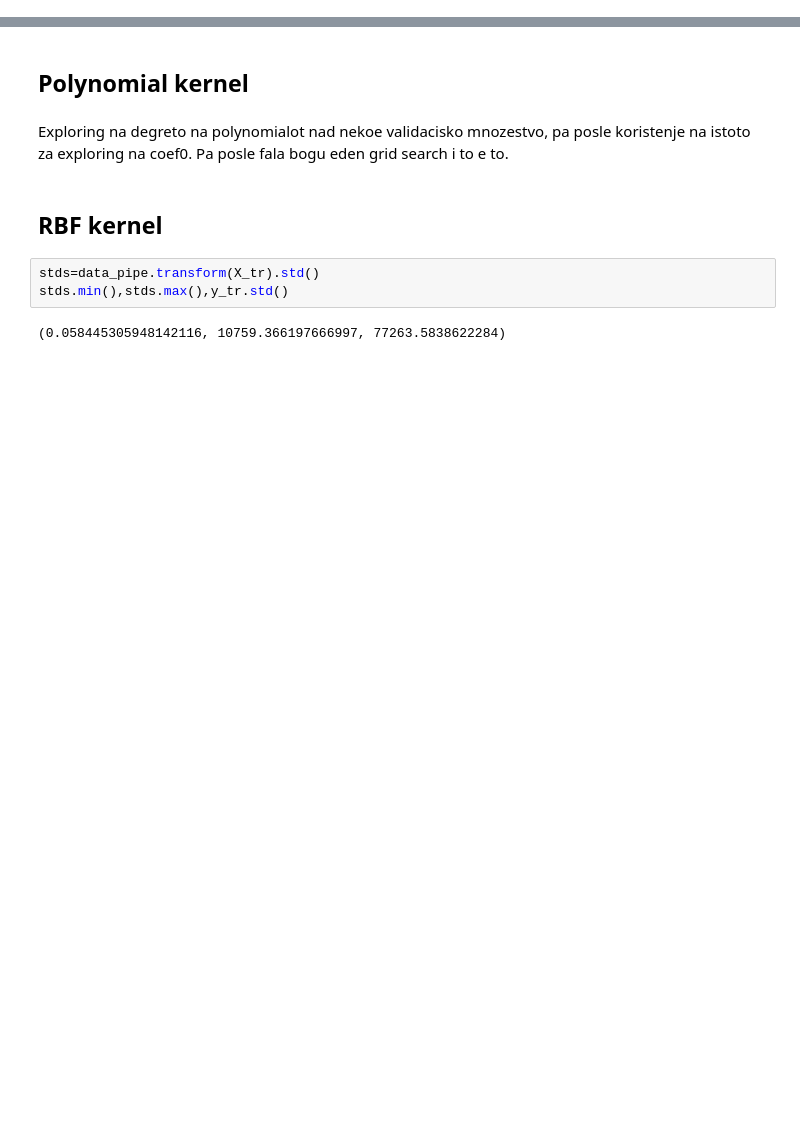
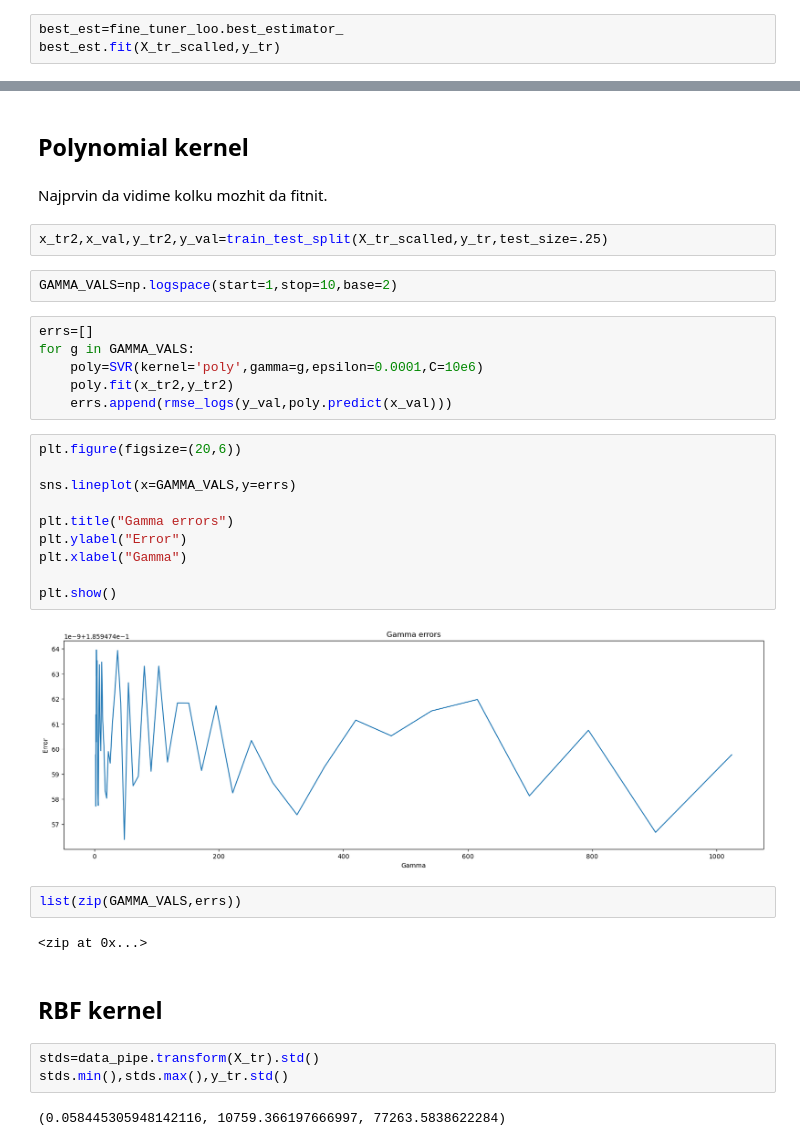
Before and after one commit to viki123v/housing-prices-analysis, a Jupyter notebook: notebooks/svm.ipynb, the cells around one changed output, grey strips where cells are left out. Drawn from its saved outputs; the diff is of its cells as text; blank space fills up the shorter version.

```diff
--- a/notebooks/svm.ipynb
+++ b/notebooks/svm.ipynb
@@ -353,0 +376,3 @@ fine_tuner_loo.fit(X_tr_scalled,y_tr)
+# %%
+best_est=fine_tuner_loo.best_estimator_
+best_est.fit(X_tr_scalled,y_tr)
@@ -354,7 +388,33 @@ fine_tuner_loo.fit(X_tr_scalled,y_tr)
 # %% [markdown]
 ## Polynomial kernel
 # %% [markdown]
-Exploring na degreto na polynomialot nad nekoe validacisko mnozestvo, pa posle koristenje na istoto za exploring na coef0. Pa posle fala bogu eden grid search i to e to.
+Najprvin da vidime kolku mozhit da fitnit.
+# %%
+x_tr2,x_val,y_tr2,y_val=train_test_split(X_tr_scalled,y_tr,test_size=.25)
+# %%
+GAMMA_VALS=np.logspace(start=1,stop=10,base=2)
+# %%
+errs=[]
+for g in GAMMA_VALS:
+    poly=SVR(kernel='poly',gamma=g,epsilon=0.0001,C=10e6)
+    poly.fit(x_tr2,y_tr2)
+    errs.append(rmse_logs(y_val,poly.predict(x_val)))
+# %%
+plt.figure(figsize=(20,6))
+
+sns.lineplot(x=GAMMA_VALS,y=errs)
+
+plt.title("Gamma errors")
+plt.ylabel("Error")
+plt.xlabel("Gamma")
+
+plt.show()
+# %% [output]
+[figure, added]
+# %%
+list(zip(GAMMA_VALS,errs))
+# %% [output]
+<zip at 0x...>
 # %% [markdown]
 ## RBF kernel
 # %%
```
Also changed, not shown: parts of 29 cells of this notebook.
